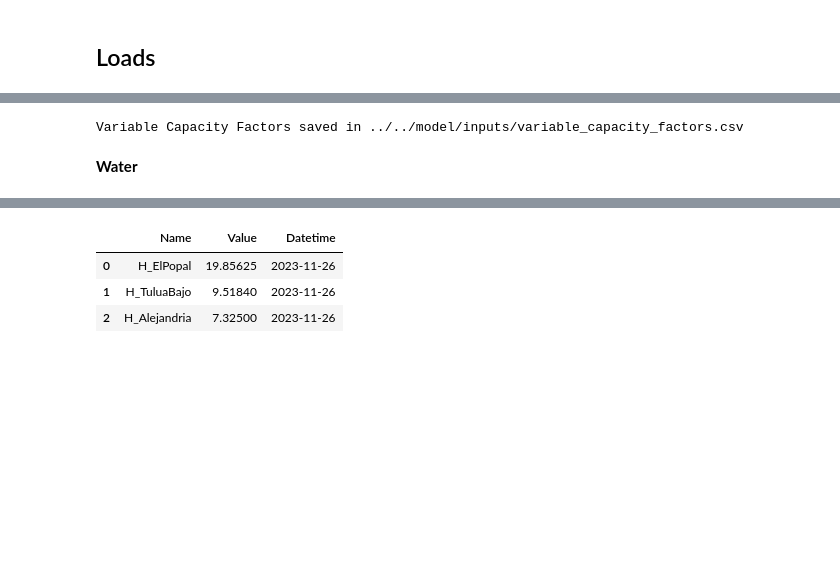
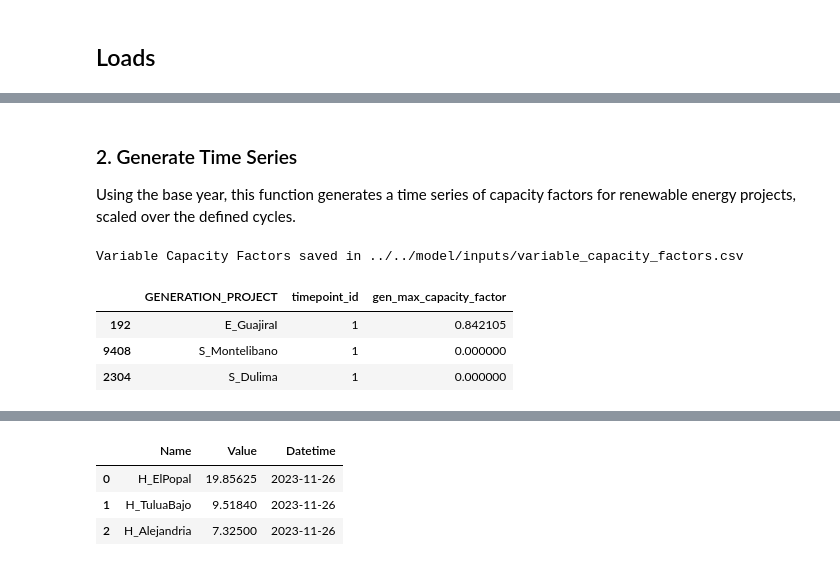
Before and after one commit to Greater-Gold/switch-colombia, a Jupyter notebook: notebooks/generate/main.ipynb, the cells around one changed output, grey strips where cells are left out. Drawn from its saved outputs; the diff is of its cells as text; code cells hidden in the pictures; blank space fills up the shorter version.

```diff
--- a/notebooks/generate/main.ipynb
+++ b/notebooks/generate/main.ipynb
@@ -96,10 +168,18 @@ sc.loads.plot_multiple_line(
 # %%
 variable_capacity = sc.variable_capacitors.generate_base_year(
-    '../../model/inputs/', False, base_year, timepoints)
-
-variable_capacity = sc.variable_capacitors.generate(
-    '../../model/inputs/', variable_capacity)
+    '../../model/inputs/', keymap_regenerate, base_year, timepoints)
-# %% [output]
-Variable Capacity Factors saved in ../../model/inputs/variable_capacity_factors.csv
-# %% [markdown]
-**Water**
+# %% [markdown]
+### 2. Generate Time Series
+
+Using the base year, this function generates a time series of capacity factors for renewable energy projects, scaled over the defined cycles.
+# %%
+variable_capacity = sc.variable_capacitors.generate(
+    '../../model/inputs/', variable_capacity, cycles)
+variable_capacity = variable_capacity.sort_values(by=['timepoint_id'], ascending=[True])
+variable_capacity.head(3)
+# %% [output]
+Variable Capacity Factors saved in ../../model/inputs/variable_capacity_factors.csv
+|  | GENERATION_PROJECT | timepoint_id | gen_max_capacity_factor |
+| 192 | E_GuajiraI | 1 | 0.842105 |
+| 9408 | S_Montelibano | 1 | 0.000000 |
+| 2304 | S_Dulima | 1 | 0.000000 |
```
Also changed, not shown: parts of 19 cells of this notebook, 27 other files.
